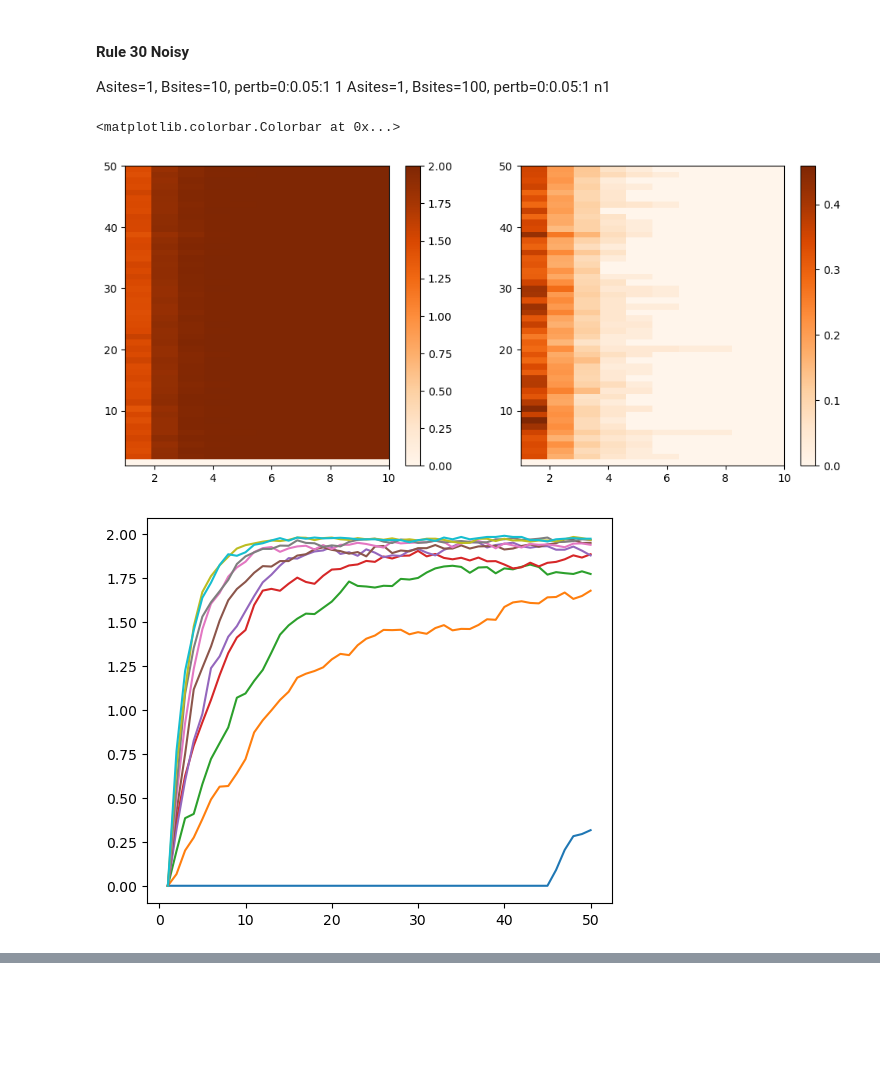
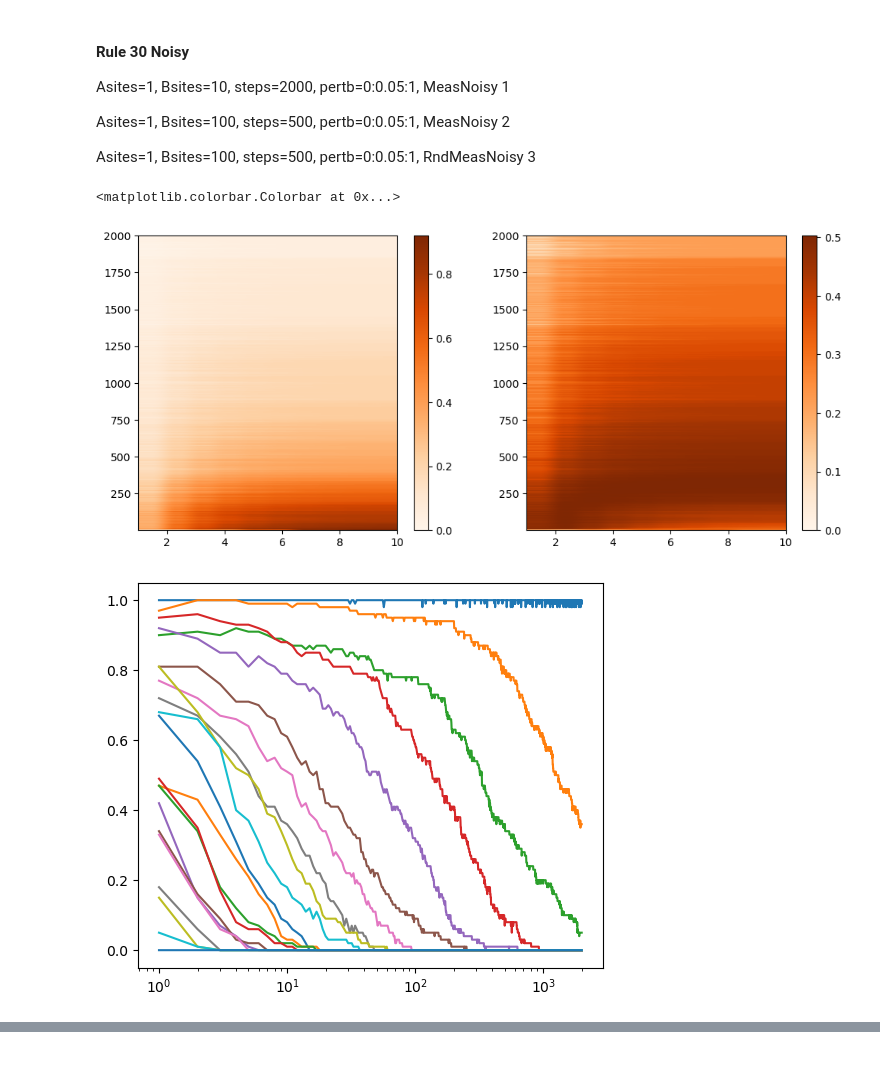
Before and after one commit to zsxqblz/classical_hayden_preskill, a Jupyter notebook: visualization/visualization_240219.ipynb, the cells around one changed output, grey strips where cells are left out. Drawn from its saved outputs; the diff is of its cells as text; code cells hidden in the pictures; blank space fills up the shorter version.

```diff
--- a/visualization/visualization_240219.ipynb
+++ b/visualization/visualization_240219.ipynb
@@ -9,34 +9,38 @@ plt.rcParams.update({'font.size': 20})
 plt.rcParams.update({'lines.linewidth': 2})
 # %% [markdown]
 #### Rule 30 Noisy
-Asites=1, Bsites=10, pertb=0:0.05:1 1
-Asites=1, Bsites=100, pertb=0:0.05:1 n1
+Asites=1, Bsites=10, steps=2000, pertb=0:0.05:1, MeasNoisy 1
+
+Asites=1, Bsites=100, steps=500, pertb=0:0.05:1, MeasNoisy 2
+
+Asites=1, Bsites=100, steps=500, pertb=0:0.05:1, RndMeasNoisy 3
 # %%
 file_name = "../data/240219/240219_1"
 nstep_l = np.loadtxt(file_name+'_scanx.csv',skiprows=1)
 nmeas_l = np.loadtxt(file_name+'_scany.csv',skiprows=1)
 pertb_l = np.loadtxt(file_name+'_scanz.csv',skiprows=1)
 
 raw = np.loadtxt(file_name+'_data.csv',skiprows=1,delimiter=',')
 S_ave_arr = raw[:,0].reshape((len(pertb_l),len(nmeas_l),len(nstep_l)))
 S_std_arr = raw[:,1].reshape((len(pertb_l),len(nmeas_l),len(nstep_l)))
 # S_ave_arr = raw[:,0].reshape((1,len(nmeas_l),len(nstep_l)))
 # S_std_arr = raw[:,1].reshape((1,len(nmeas_l),len(nstep_l)))
 
 plt.figure(figsize=(12,5))
 plt.subplot(1,2,1)
-plt.imshow(S_ave_arr[-1].T[::-1,:],aspect="auto",cmap="Oranges",extent=[nmeas_l[0],nmeas_l[-1],nstep_l[0],nstep_l[-1]])
+plt.imshow(S_ave_arr[2].T[::-1,:],aspect="auto",cmap="Oranges",extent=[nmeas_l[0],nmeas_l[-1],nstep_l[0],nstep_l[-1]])
 plt.colorbar()
 plt.subplot(1,2,2)
-plt.imshow(S_std_arr[-1].T[::-1,:],aspect="auto",cmap="Oranges",extent=[nmeas_l[0],nmeas_l[-1],nstep_l[0],nstep_l[-1]])
+plt.imshow(S_std_arr[2].T[::-1,:],aspect="auto",cmap="Oranges",extent=[nmeas_l[0],nmeas_l[-1],nstep_l[0],nstep_l[-1]])
 plt.colorbar()
 # %% [output]
 <matplotlib.colorbar.Colorbar at 0x...>
-[figure, old version]
+[figure, new version]
 # %%
 plt.figure(figsize=(6,5))
-for i in range(0,10,1):
+for i in range(0,len(pertb_l),1):
     plt.plot(nstep_l,S_ave_arr[i][-1,:])
     # plt.xlim([0,200])
+    plt.xscale('log')
 # %% [output]
-[figure, old version]
+[figure, new version]
```
Also changed, not shown: parts of 12 cells of this notebook, 4 other files.
